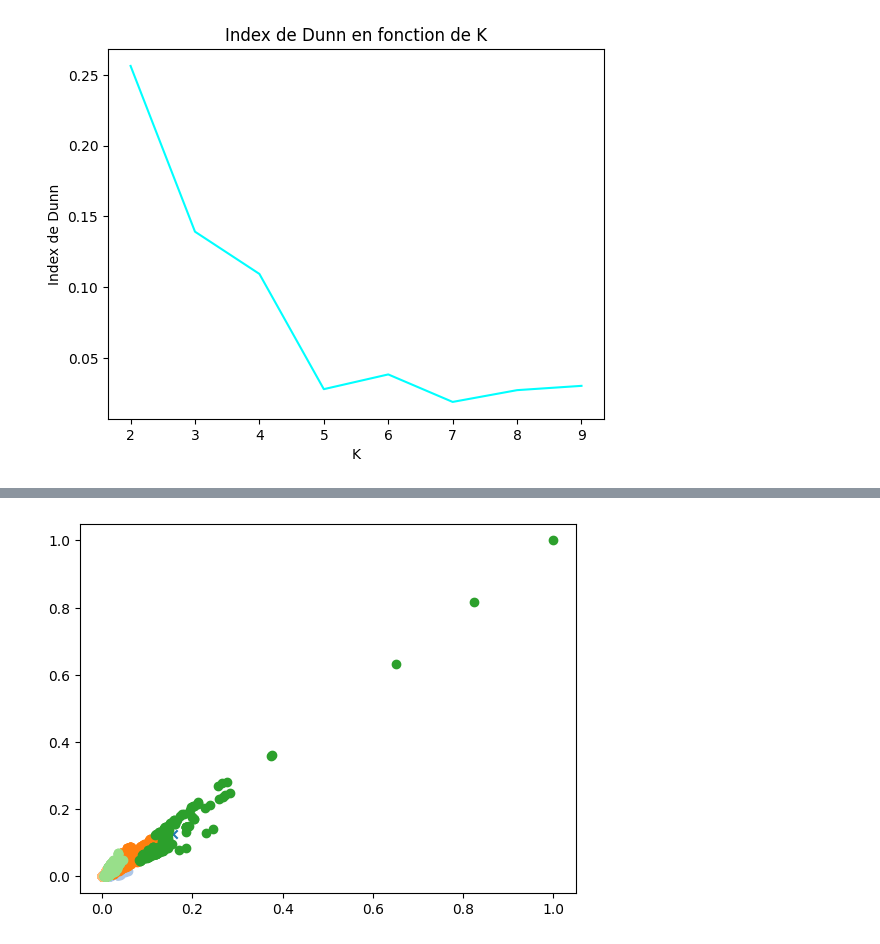
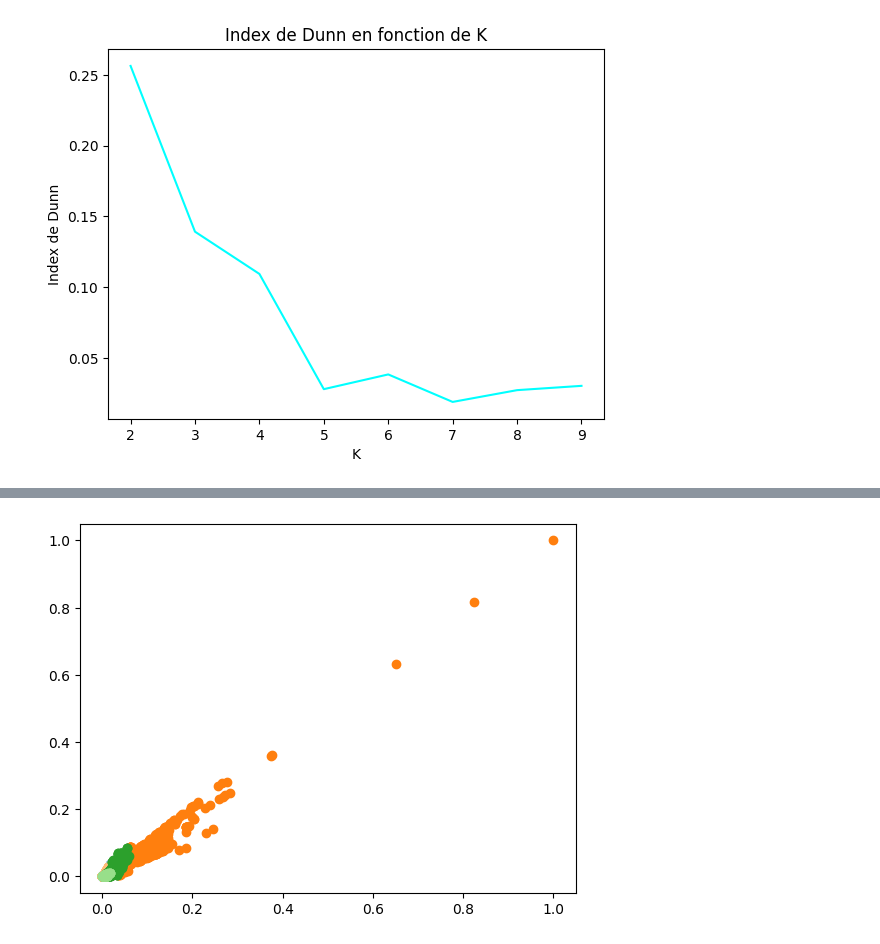
Before and after one commit to Lolikyu/Projet-DataScience, a Jupyter notebook: projet/projet-2-XU_YAZID.ipynb, the cells around one changed output, grey strips where cells are left out. Saved outputs shown, nothing was run; the diff lists cells and outputs as text; code cells hidden in the pictures.

```diff
--- a/projet/projet-2-XU_YAZID.ipynb
+++ b/projet/projet-2-XU_YAZID.ipynb
@@ -562,8 +620,8 @@ plt.show()
 # %%
-centers, affect = clust.kmoyennes(5, dataNS_norm, 0.001, 142)
+centers, affect = clust.kmoyennes(5, dataNS_norm, 0.01, 142)
 clust.affiche_resultat(dataNS_norm, centers, affect)
 # %% [output]
-[figure, old version]
+[figure, new version]
 # %%
 clusters = []
 for cluster_index, cluster_rows in affect.items():
```
Also changed, not shown: parts of 28 cells of this notebook, 4 other files.
